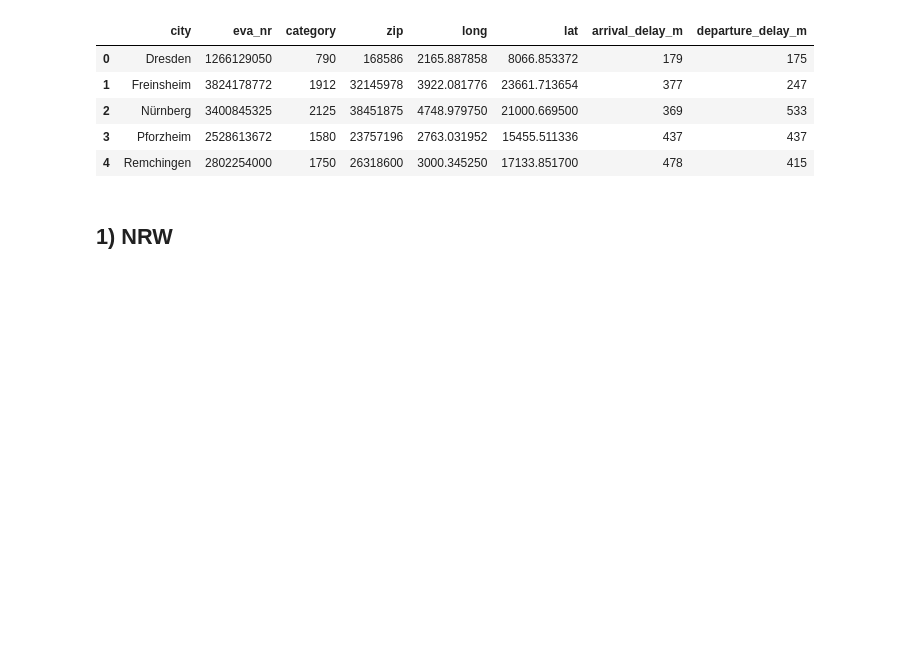
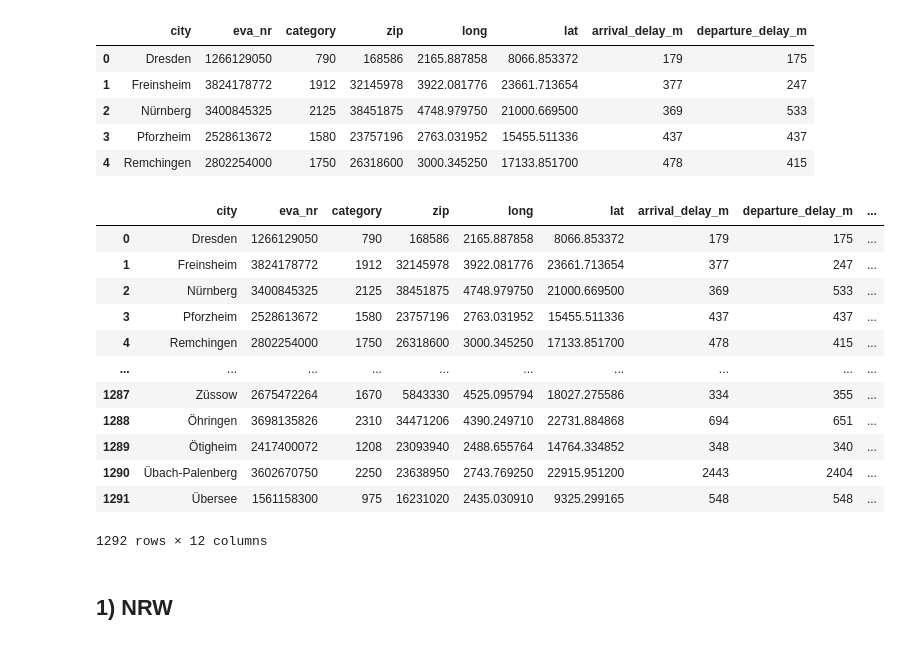
Before and after one commit to Nokkyuu/Fantastic_trains_and_when_to_find_them, a Jupyter notebook: EDA/eda_general_data.ipynb, the cells around one changed output. Drawn from its saved outputs; the diff is of its cells as text; code cells hidden in the pictures; blank space fills up the shorter version.

Commit message:
cities tables

```diff
--- a/EDA/eda_general_data.ipynb
+++ b/EDA/eda_general_data.ipynb
@@ -379,3 +391,22 @@ df_city_sum.head()
 | 2 | Nürnberg | 3400845325 | 2125 | 38451875 | 4748.979750 | 21000.669500 | 369 | 533 |
 | 3 | Pforzheim | 2528613672 | 1580 | 23757196 | 2763.031952 | 15455.511336 | 437 | 437 |
 | 4 | Remchingen | 2802254000 | 1750 | 26318600 | 3000.345250 | 17133.851700 | 478 | 415 |
+# %%
+#merging NRW
+df_nrw_city = pd.merge(df_city_sum, df_city_count[["city","arrival_plan","departure_plan"]], how='left', on="city", suffixes=('', '_count'))
+df_nrw_city = pd.merge(df_nrw_city, df_city_count_delay_nrw[["city","arrival_delay_check"]], how='left', on="city", suffixes=('', '_count'))
+df_nrw_city = pd.merge(df_nrw_city, df_city_count_delay_nrw2[["city","departure_delay_check"]], how='left', on="city", suffixes=('', '_count'))
+# %% [output]
+|  | city | eva_nr | category | zip | long | lat | arrival_delay_m | departure_delay_m | ... |
+| 0 | Dresden | 1266129050 | 790 | 168586 | 2165.887858 | 8066.853372 | 179 | 175 | ... |
+| 1 | Freinsheim | 3824178772 | 1912 | 32145978 | 3922.081776 | 23661.713654 | 377 | 247 | ... |
+| 2 | Nürnberg | 3400845325 | 2125 | 38451875 | 4748.979750 | 21000.669500 | 369 | 533 | ... |
+| 3 | Pforzheim | 2528613672 | 1580 | 23757196 | 2763.031952 | 15455.511336 | 437 | 437 | ... |
+| 4 | Remchingen | 2802254000 | 1750 | 26318600 | 3000.345250 | 17133.851700 | 478 | 415 | ... |
+| ... | ... | ... | ... | ... | ... | ... | ... | ... | ... |
+| 1287 | Züssow | 2675472264 | 1670 | 5843330 | 4525.095794 | 18027.275586 | 334 | 355 | ... |
+| 1288 | Öhringen | 3698135826 | 2310 | 34471206 | 4390.249710 | 22731.884868 | 694 | 651 | ... |
+| 1289 | Ötigheim | 2417400072 | 1208 | 23093940 | 2488.655764 | 14764.334852 | 348 | 340 | ... |
+| 1290 | Übach-Palenberg | 3602670750 | 2250 | 23638950 | 2743.769250 | 22915.951200 | 2443 | 2404 | ... |
+| 1291 | Übersee | 1561158300 | 975 | 16231020 | 2435.030910 | 9325.299165 | 548 | 548 | ... |
+1292 rows × 12 columns
```
Also changed, not shown: parts of 5 cells of this notebook.
